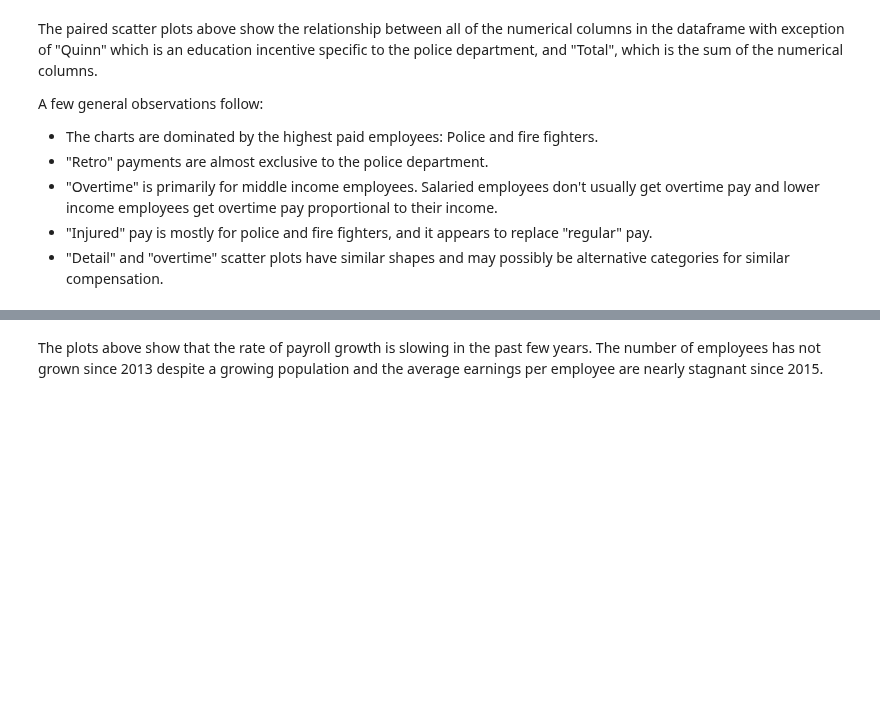
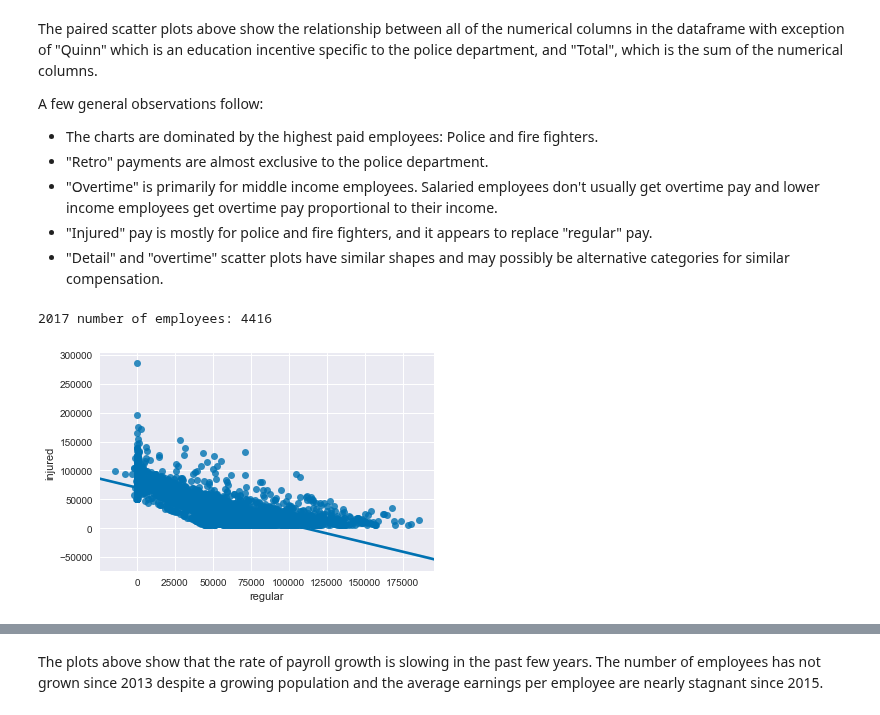
Before and after one commit to Turanga1/Springboard_DataScience, a Jupyter notebook: Capstone 1 - Boston Earnings Report/boston_earnings_analysis.ipynb, the cells around one changed output, grey strips where cells are left out. Cells and saved outputs as stored; diff of their text form; code cells hidden in the pictures; blank space fills up the shorter version.

```diff
--- a/Capstone 1 - Boston Earnings Report/boston_earnings_analysis.ipynb
+++ b/Capstone 1 - Boston Earnings Report/boston_earnings_analysis.ipynb
@@ -486,12 +590,14 @@ A few general observations follow:
 # %%
 """
 dataset focused on 'normal' income levels with both regular and injured earnings types
 """
-# injured = titles[((titles.injured > 40000) | (titles.regular > 40000)) & ((titles.injured > 3000) & (titles.regular > 3000))]
-injured = titles[((titles.injured + titles.regular) > 50000)  & (titles.injured > 3000)]
+injured = earnings[((earnings.injured + earnings.regular) > 50000)  & (earnings.injured > 5000)] # & (earnings.year == 2017)]
 print('2017 number of employees:', injured.shape[0])
 sns.regplot(x='regular', y='injured', data=injured)
 plt.show()
+# %% [output]
+2017 number of employees: 4416
+[figure, added]
 # %%
 m = ols('regular ~ injured',injured).fit()
 print(m.summary())
```
Also changed, not shown: parts of 26 cells of this notebook.
